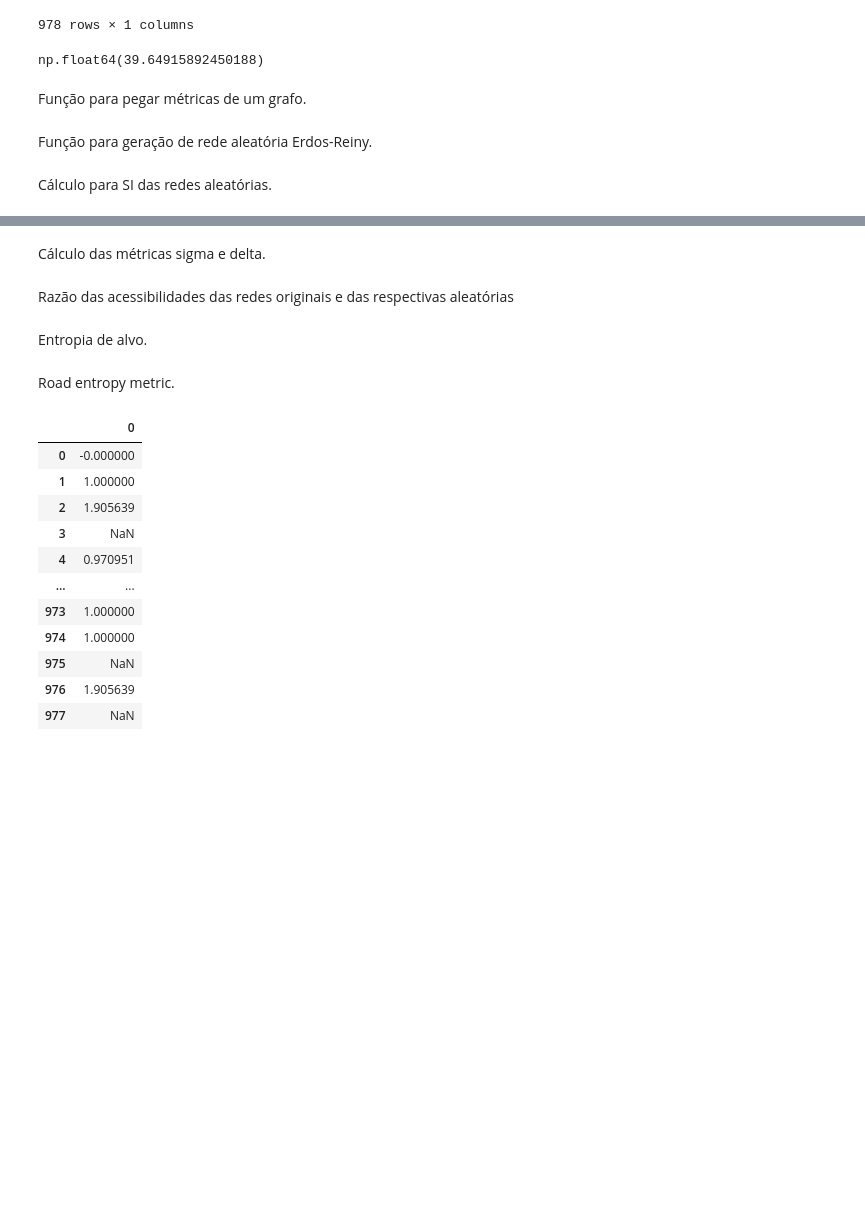
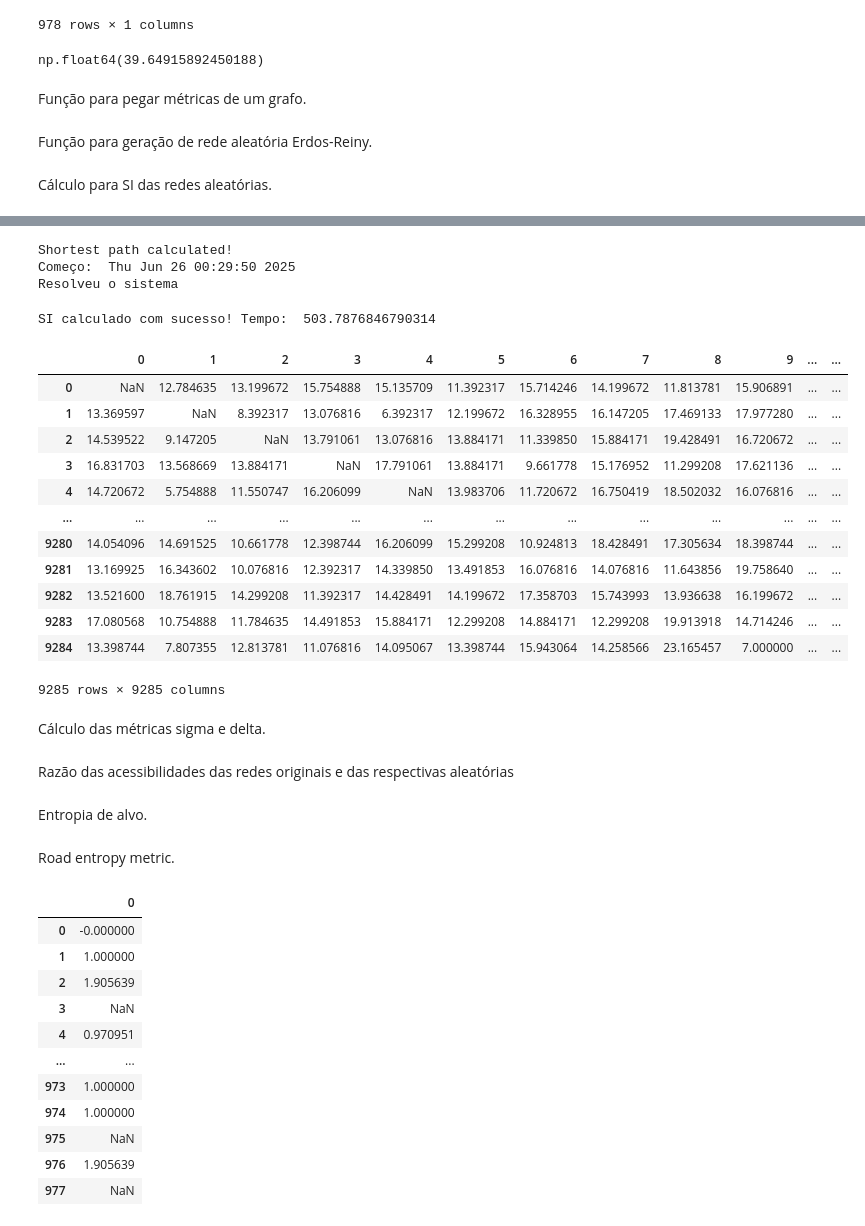
Before and after one commit to lucianoacsilva/complex-networks-2021, a Jupyter notebook: final_assessment/final_assessment.ipynb, the cells around one changed output, grey strips where cells are left out. Cells and saved outputs as stored; diff of their text form; code cells hidden in the pictures; blank space fills up the shorter version.

```diff
--- a/final_assessment/final_assessment.ipynb
+++ b/final_assessment/final_assessment.ipynb
@@ -330,0 +383,30 @@ GER_sf_df
+# %%
+sp = dict(nx.shortest_path(GER_sao_caetano))
+print("Shortest path calculated!")
+
+GER_sao_caetano_sf = search_information(
+    sp = sp,
+    adjacency = nx.adjacency_matrix(GER_sao_caetano).todense(),
+    has_memory=True
+)
+
+GER_sao_caetano_sf_df = pd.DataFrame(GER_sao_caetano_sf)
+GER_sao_caetano_sf_df
+# %% [output]
+Shortest path calculated!
+Começo:  Thu Jun 26 00:29:50 2025
+Resolveu o sistema
+SI calculado com sucesso! Tempo:  503.7876846790314
+|  | 0 | 1 | 2 | 3 | 4 | 5 | 6 | 7 | 8 | 9 | ... | ... |
+| 0 | NaN | 12.784635 | 13.199672 | 15.754888 | 15.135709 | 11.392317 | 15.714246 | 14.199672 | 11.813781 | 15.906891 | ... | ... |
+| 1 | 13.369597 | NaN | 8.392317 | 13.076816 | 6.392317 | 12.199672 | 16.328955 | 16.147205 | 17.469133 | 17.977280 | ... | ... |
+| 2 | 14.539522 | 9.147205 | NaN | 13.791061 | 13.076816 | 13.884171 | 11.339850 | 15.884171 | 19.428491 | 16.720672 | ... | ... |
+| 3 | 16.831703 | 13.568669 | 13.884171 | NaN | 17.791061 | 13.884171 | 9.661778 | 15.176952 | 11.299208 | 17.621136 | ... | ... |
+| 4 | 14.720672 | 5.754888 | 11.550747 | 16.206099 | NaN | 13.983706 | 11.720672 | 16.750419 | 18.502032 | 16.076816 | ... | ... |
+| ... | ... | ... | ... | ... | ... | ... | ... | ... | ... | ... | ... | ... |
+| 9280 | 14.054096 | 14.691525 | 10.661778 | 12.398744 | 16.206099 | 15.299208 | 10.924813 | 18.428491 | 17.305634 | 18.398744 | ... | ... |
+| 9281 | 13.169925 | 16.343602 | 10.076816 | 12.392317 | 14.339850 | 13.491853 | 16.076816 | 14.076816 | 11.643856 | 19.758640 | ... | ... |
+| 9282 | 13.521600 | 18.761915 | 14.299208 | 11.392317 | 14.428491 | 14.199672 | 17.358703 | 15.743993 | 13.936638 | 16.199672 | ... | ... |
+| 9283 | 17.080568 | 10.754888 | 11.784635 | 14.491853 | 15.884171 | 12.299208 | 14.884171 | 12.299208 | 19.913918 | 14.714246 | ... | ... |
+| 9284 | 13.398744 | 7.807355 | 12.813781 | 11.076816 | 14.095067 | 13.398744 | 15.943064 | 14.258566 | 23.165457 | 7.000000 | ... | ... |
+9285 rows × 9285 columns
```
Also changed, not shown: parts of 13 cells of this notebook.
